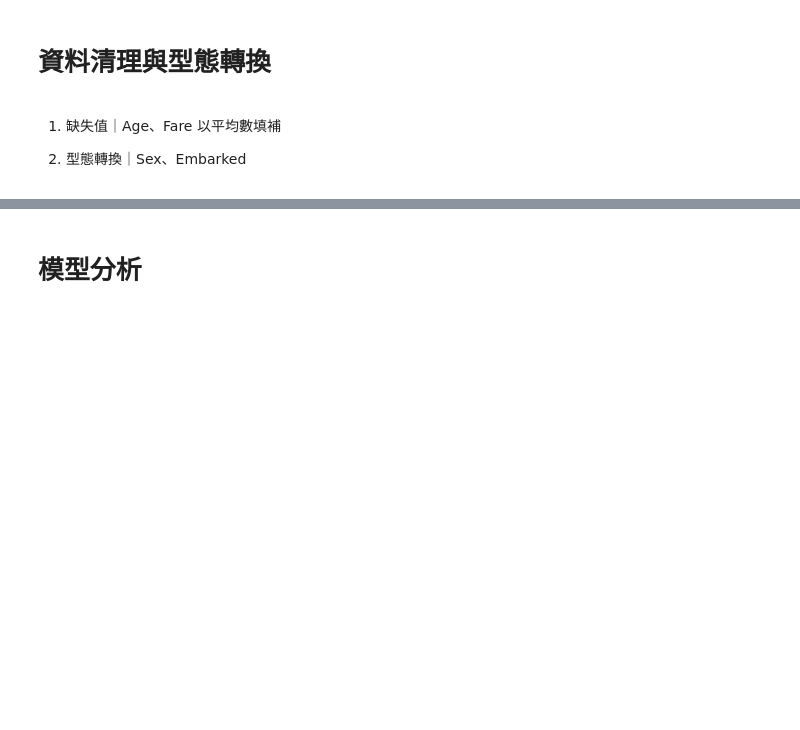
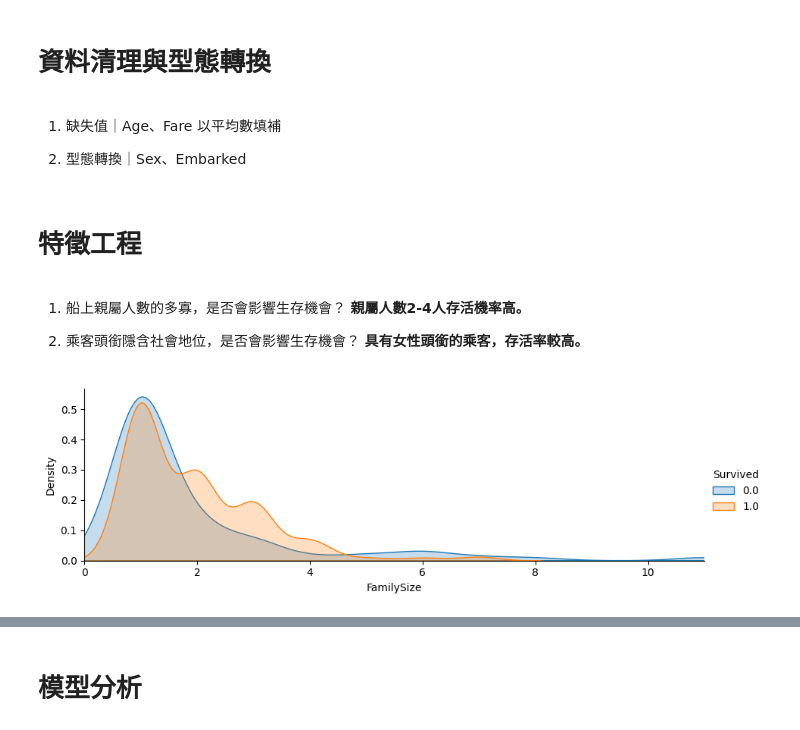
Before and after one commit to hui509/Titanic_Survival_Prediction, a Jupyter notebook: 專題實作｜鐵達尼號存活預測分析.ipynb, the cells around one changed output, grey strips where cells are left out. Saved outputs shown, nothing was run; the diff lists cells and outputs as text; code cells hidden in the pictures; blank space fills up the shorter version.

Commit message:
新增｜特徵 - 親屬人數、乘客頭銜

```diff
--- a/專題實作｜鐵達尼號存活預測分析.ipynb
+++ b/專題實作｜鐵達尼號存活預測分析.ipynb
@@ -125,3 +116,35 @@ data = pd.get_dummies(data,columns=['Embarked'],dtype=int)
 # %%
 # 將 Sex 轉換為數值型態
 data['Sex'] = data['Sex'].replace({'male':1,'female':0})
+# %% [markdown]
+# **特徵工程**
+# %% [markdown]
+1. 船上親屬人數的多寡，是否會影響生存機會？ **親屬人數2-4人存活機率高。**
+
+
+2. 乘客頭銜隱含社會地位，是否會影響生存機會？ **具有女性頭銜的乘客，存活率較高。**
+# %%
+#新增FamilySize欄位統整乘客在船上的親屬人數
+data['FamilySize'] = data['SibSp']+data['Parch']+1
+
+#使用distribution函數，以KDE圖觀察與Survived之間的關係
+distribution(data,var='FamilySize',target='Survived')
+plt.show()
+
+# 定義family函數，將親屬人數進行分類
+def family(size):
+  if size == 1:
+    return 'Single'
+  elif 2<=size<=4:
+    return 'Small'
+  else:
+    return 'Large'
+
+# 新增Family_Type說明所屬分類：單身、小家庭、大家庭
+data['Family_Type'] = data['FamilySize'].map(family)
+
+# 使用OneHotEncoder轉換類別欄位並join數據
+Family_ohe = pd.get_dummies(data['Family_Type'], prefix='Family_')
+data = data.join(Family_ohe)
+# %% [output]
+[figure, added]
```
Also changed, not shown: parts of 8 cells of this notebook.
